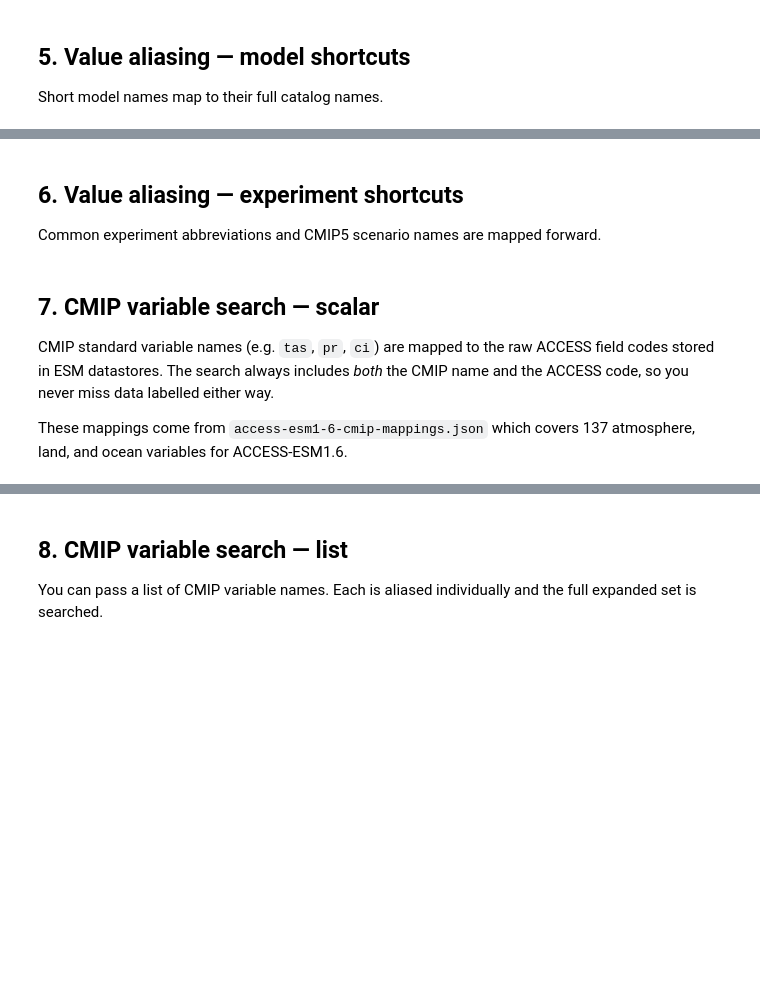
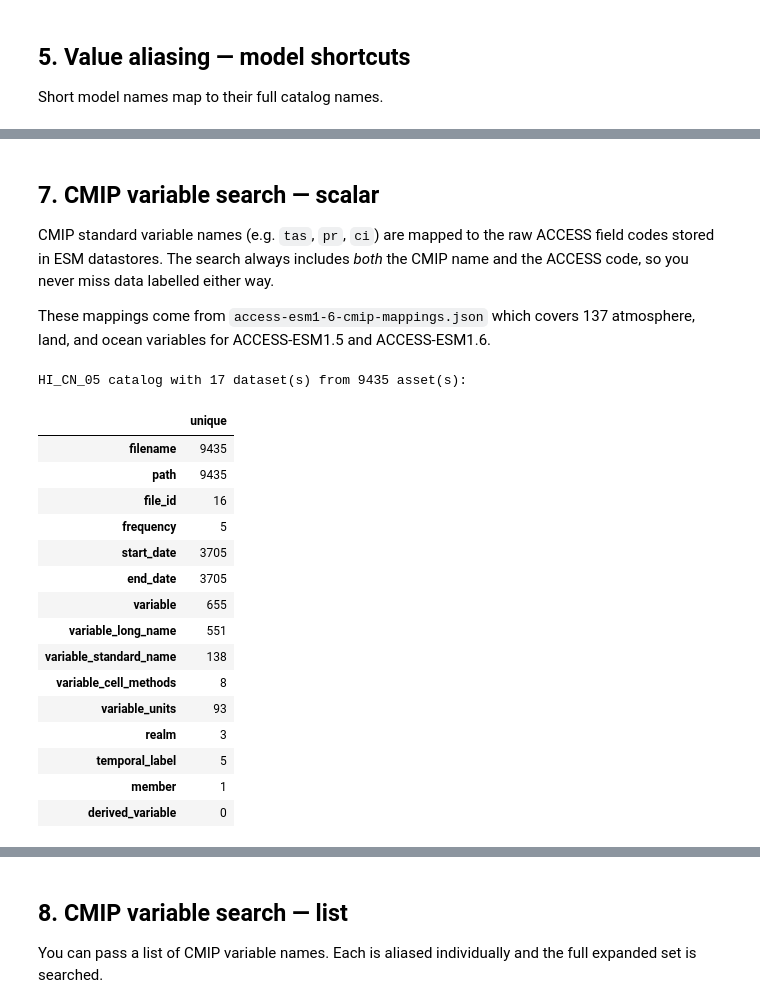
Before and after one commit to ACCESS-NRI/access-nri-intake-catalog, a Jupyter notebook: docs/usage/aliases_demo.ipynb, the cells around one changed output, grey strips where cells are left out. Drawn from its saved outputs; the diff is of its cells as text; code cells hidden in the pictures; blank space fills up the shorter version.

```diff
--- a/docs/usage/aliases_demo.ipynb
+++ b/docs/usage/aliases_demo.ipynb
@@ -92,5 +224,0 @@ results
-# %% [markdown]
-<a name="value-aliasing-experiment"></a>
-## 6. Value aliasing — experiment shortcuts
-
-Common experiment abbreviations and CMIP5 scenario names are mapped forward.
@@ -111,12 +231,28 @@ ACCESS field codes stored in ESM datastores. The search always includes *both*
 the CMIP name and the ACCESS code, so you never miss data labelled either way.
 
 These mappings come from `access-esm1-6-cmip-mappings.json` which covers 137
-atmosphere, land, and ocean variables for ACCESS-ESM1.6.
+atmosphere, land, and ocean variables for ACCESS-ESM1.5 and ACCESS-ESM1.6.
 # %%
-# Get an ESM datastore for ACCESS-ESM1-6
-# TODO: replace 'access-esm1-6' with the correct catalog entry name
-ds = cat["access-esm1-6"]
+ds = cat['HI_CN_05']
 ds
+# %% [output]
+HI_CN_05 catalog with 17 dataset(s) from 9435 asset(s):
+|  | unique |
+| filename | 9435 |
+| path | 9435 |
+| file_id | 16 |
+| frequency | 5 |
+| start_date | 3705 |
+| end_date | 3705 |
+| variable | 655 |
+| variable_long_name | 551 |
+| variable_standard_name | 138 |
+| variable_cell_methods | 8 |
+| variable_units | 93 |
+| realm | 3 |
+| temporal_label | 5 |
+| member | 1 |
+| derived_variable | 0 |
 # %%
 # Search for 'tas' — CMIP name for near-surface air temperature
 # Automatically expands to variable=['fld_s03i236', 'tas']
```
Also changed, not shown: parts of 18 cells of this notebook.
